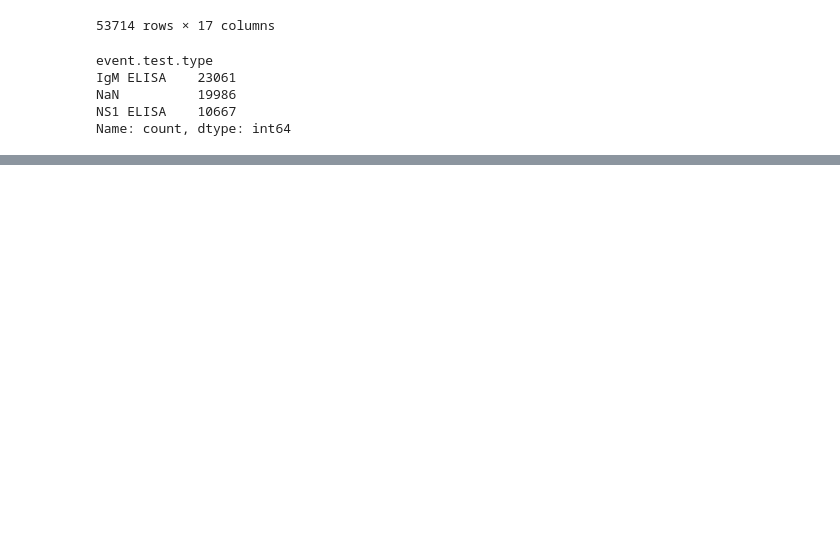
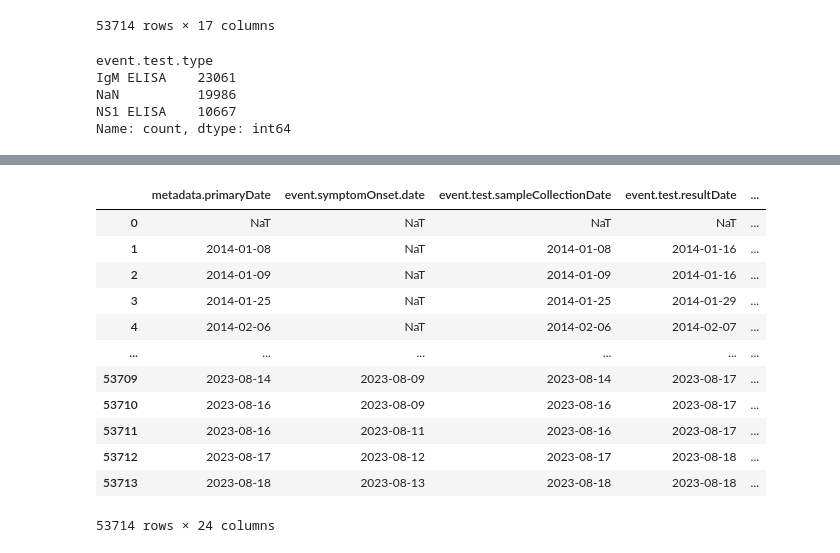
Before and after one commit to One-Health-ARTPARK/acestor, a Jupyter notebook: WorkingNB.ipynb, the cells around one changed output, grey strips where cells are left out. Drawn from its saved outputs; the diff is of its cells as text; code cells hidden in the pictures; blank space fills up the shorter version.

```diff
--- a/WorkingNB.ipynb
+++ b/WorkingNB.ipynb
@@ -107,4 +107,4 @@ final_cols = ["metadata.ID","metadata.primaryDate",
               "event.test.type", "event.test.resultDate","event.test.result"
               ]
 # %%
-df[final_cols]
+df = df[final_cols]
@@ -125,2 +111,18 @@ df[final_cols]
 # %%
 df.to_csv("karnataka_linelist.csv", index=False)
+# %%
+df
+# %% [output]
+|  | metadata.primaryDate | event.symptomOnset.date | event.test.sampleCollectionDate | event.test.resultDate | ... |
+| 0 | NaT | NaT | NaT | NaT | ... |
+| 1 | 2014-01-08 | NaT | 2014-01-08 | 2014-01-16 | ... |
+| 2 | 2014-01-09 | NaT | 2014-01-09 | 2014-01-16 | ... |
+| 3 | 2014-01-25 | NaT | 2014-01-25 | 2014-01-29 | ... |
+| 4 | 2014-02-06 | NaT | 2014-02-06 | 2014-02-07 | ... |
+| ... | ... | ... | ... | ... | ... |
+| 53709 | 2023-08-14 | 2023-08-09 | 2023-08-14 | 2023-08-17 | ... |
+| 53710 | 2023-08-16 | 2023-08-09 | 2023-08-16 | 2023-08-17 | ... |
+| 53711 | 2023-08-16 | 2023-08-11 | 2023-08-16 | 2023-08-17 | ... |
+| 53712 | 2023-08-17 | 2023-08-12 | 2023-08-17 | 2023-08-18 | ... |
+| 53713 | 2023-08-18 | 2023-08-13 | 2023-08-18 | 2023-08-18 | ... |
+53714 rows × 24 columns
```
Also changed, not shown: parts of 1 cell of this notebook.
